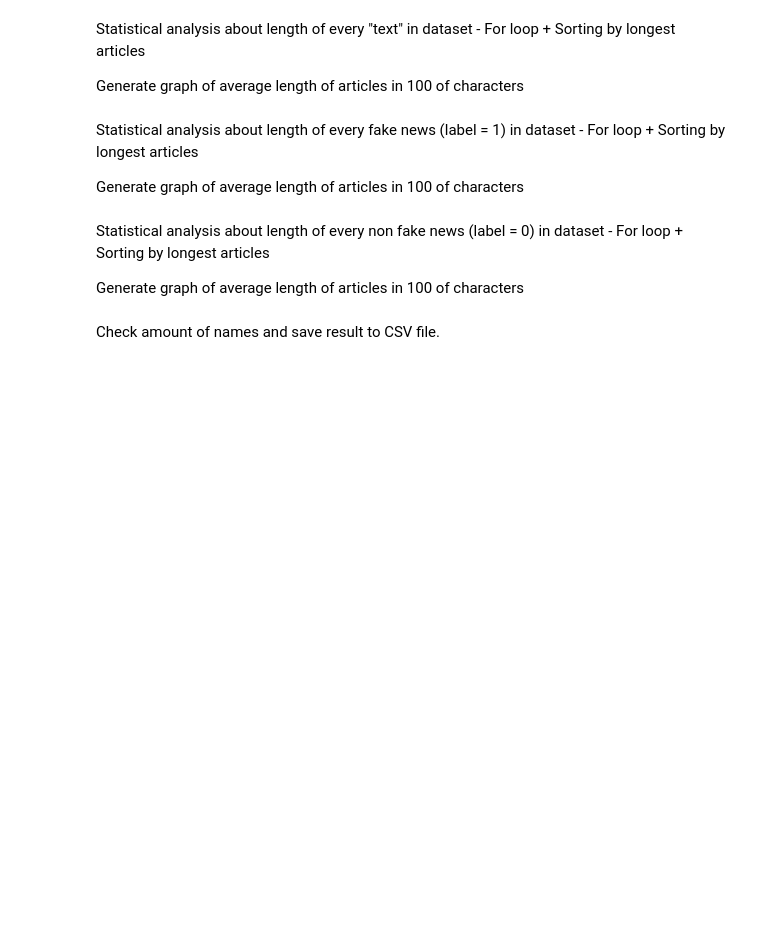
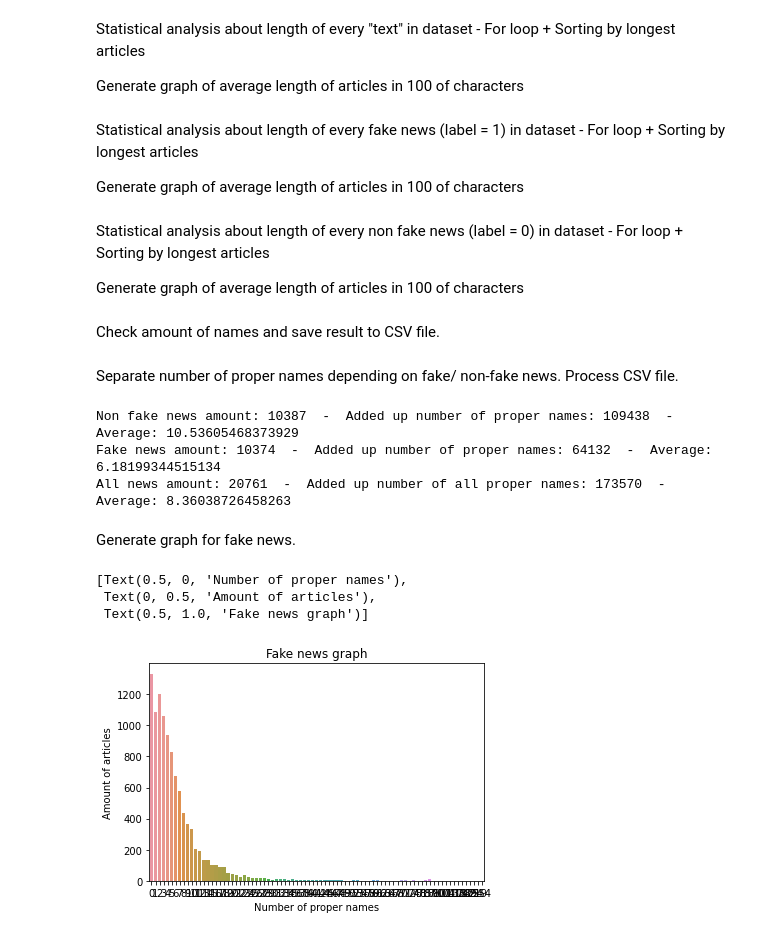
Before and after one commit to GeoffreyKarnbach/Fake-News-Detector-AI, a Jupyter notebook: src/analyse.ipynb, the cells around one changed output. Saved outputs shown, nothing was run; the diff lists cells and outputs as text; code cells hidden in the pictures; blank space fills up the shorter version.

Commit message:
New graphs for proper names analysis

```diff
--- a/src/analyse.ipynb
+++ b/src/analyse.ipynb
@@ -142,3 +142,56 @@ for id, content in enumerate(df["text"]):
 
 print(time.time()-start_time)
 f.close()
+# %% [markdown]
+Separate number of proper names depending on fake/ non-fake news.
+Process CSV file.
+# %%
+df_names = pd.read_csv("../data/name_output.csv")
+
+non_fake = {}
+fake = {}
+
+non_fake_sum = 0
+fake_sum = 0
+
+total_non_fake = 0
+total_fake = 0
+
+for index, row in df_names.iterrows():
+
+    if df.loc[df["id"] == row["article_id"], "label"].to_string(index=False) == "1":
+
+        if row["nb_names"] in fake:
+            fake[row["nb_names"]]+=1
+        else:
+            fake[row["nb_names"]] = 1
+        fake_sum += row["nb_names"]
+        total_fake+=1
+
+    else:
+        if row["nb_names"] in non_fake:
+            non_fake[row["nb_names"]]+=1
+        else:
+            non_fake[row["nb_names"]] = 1
+
+        non_fake_sum += row["nb_names"]
+        total_non_fake+=1
+
+print(f"Non fake news amount: {total_non_fake}  -  Added up number of proper names: {non_fake_sum}  -  Average: {non_fake_sum/total_non_fake}")
+print(f"Fake news amount: {total_fake}  -  Added up number of proper names: {fake_sum}  -  Average: {fake_sum/total_fake}")
+print(f"All news amount: {total_fake+total_non_fake}  -  Added up number of all proper names: {fake_sum+non_fake_sum}  -  Average: {(fake_sum+non_fake_sum)/(total_fake+total_non_fake)}")
+# %% [output]
+Non fake news amount: 10387  -  Added up number of proper names: 109438  -  Average: 10.53605468373929
+Fake news amount: 10374  -  Added up number of proper names: 64132  -  Average: 6.18199344515134
+All news amount: 20761  -  Added up number of all proper names: 173570  -  Average: 8.36038726458263
+# %% [markdown]
+Generate graph for fake news.
+# %%
+fake_news_df = pd.DataFrame(fake.items())
+ax = sns.barplot(x=0, y=1, data=fake_news_df)
+ax.set(xlabel = 'Number of proper names', ylabel='Amount of articles', title='Fake news graph')
+# %% [output]
+[Text(0.5, 0, 'Number of proper names'),
+ Text(0, 0.5, 'Amount of articles'),
+ Text(0.5, 1.0, 'Fake news graph')]
+[figure, added]
```
Also changed, not shown: parts of 2 cells of this notebook, 1 other file.
